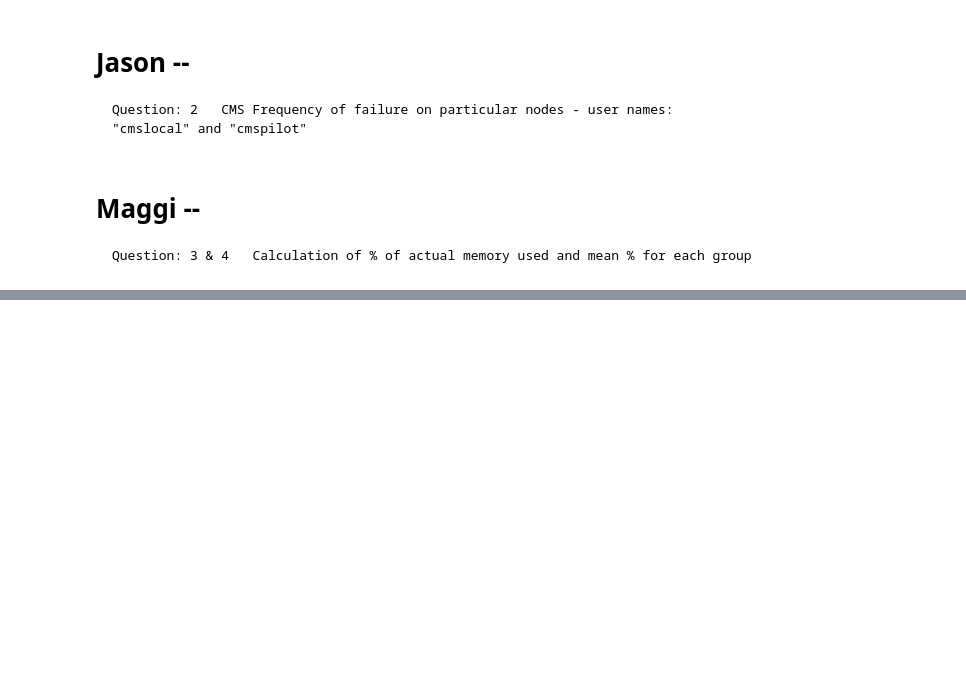
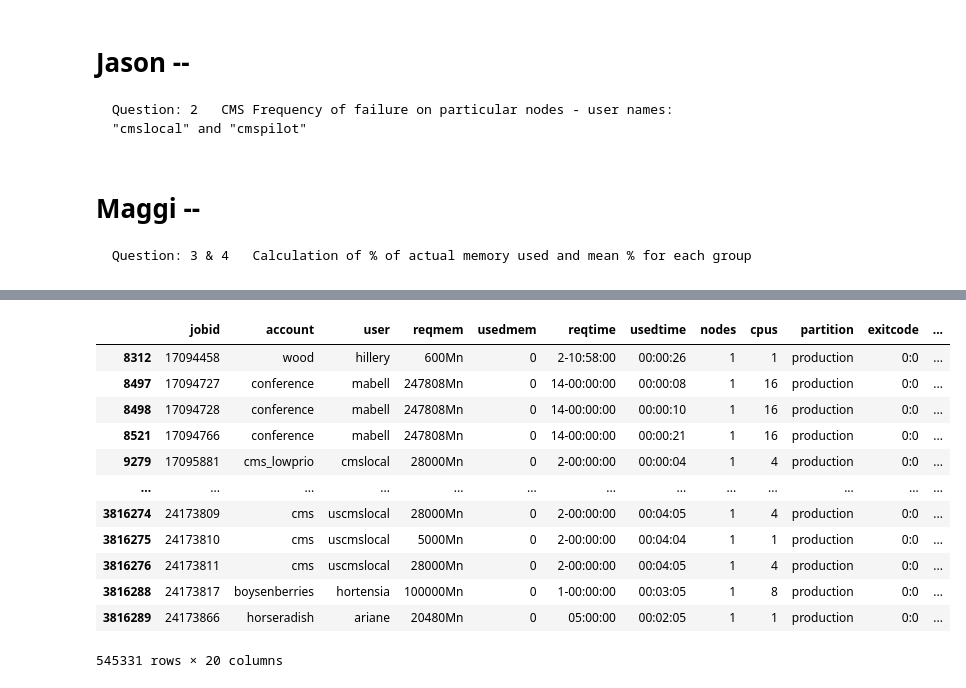
Before and after one commit to nss-data-science-cohort-4/dq2-accre-team-6, a Jupyter notebook: notebooks/dq2_notebook.ipynb, the cells around one changed output, grey strips where cells are left out. Cells and saved outputs as stored; diff of their text form; code cells hidden in the pictures; blank space fills up the shorter version.

Commit message:
first look at data specific to memory usage questions

```diff
--- a/notebooks/dq2_notebook.ipynb
+++ b/notebooks/dq2_notebook.ipynb
@@ -263,0 +344,12 @@ accre_jobs_piped
+# %%
+def convert_reqmem(row):
+    if 'Mn' in row['reqmem']:
+        cpus = row['cpus'] or 1
+        reqmem = int(row['reqmem'][:-2]) / (cpus/row['nodes'])
+    elif 'Mc' in row['reqmem']:
+        reqmem = int(row['reqmem'][:-2])
+    else:
+        reqmem = row['reqmem']
+    return reqmem
+# %%
+memory_use['reqmem_mc'] = memory_use.apply(convert_reqmem, axis = 1)
@@ -263,0 +383,10 @@ accre_jobs_piped
+# %%
+def convert_usedmem(row):
+    cpus = row['cpus'] or 1
+    if 'M' in row['usedmem']:
+        usedmem = float(row['usedmem'][:-1]) / (cpus/row['nodes'])
+    else:
+        usedmem = float(row['usedmem'])/(cpus/row['nodes'])
+    return usedmem
+# %%
+memory_use['usedmem_mc'] = memory_use.apply(convert_usedmem, axis = 1)
@@ -263,0 +424,16 @@ accre_jobs_piped
+# %%
+memory_use[memory_use['usedmem_mc'] ==0]
+# %% [output]
+|  | jobid | account | user | reqmem | usedmem | reqtime | usedtime | nodes | cpus | partition | exitcode | ... |
+| 8312 | 17094458 | wood | hillery | 600Mn | 0 | 2-10:58:00 | 00:00:26 | 1 | 1 | production | 0:0 | ... |
+| 8497 | 17094727 | conference | mabell | 247808Mn | 0 | 14-00:00:00 | 00:00:08 | 1 | 16 | production | 0:0 | ... |
+| 8498 | 17094728 | conference | mabell | 247808Mn | 0 | 14-00:00:00 | 00:00:10 | 1 | 16 | production | 0:0 | ... |
+| 8521 | 17094766 | conference | mabell | 247808Mn | 0 | 14-00:00:00 | 00:00:21 | 1 | 16 | production | 0:0 | ... |
+| 9279 | 17095881 | cms_lowprio | cmslocal | 28000Mn | 0 | 2-00:00:00 | 00:00:04 | 1 | 4 | production | 0:0 | ... |
+| ... | ... | ... | ... | ... | ... | ... | ... | ... | ... | ... | ... | ... |
+| 3816274 | 24173809 | cms | uscmslocal | 28000Mn | 0 | 2-00:00:00 | 00:04:05 | 1 | 4 | production | 0:0 | ... |
+| 3816275 | 24173810 | cms | uscmslocal | 5000Mn | 0 | 2-00:00:00 | 00:04:04 | 1 | 1 | production | 0:0 | ... |
+| 3816276 | 24173811 | cms | uscmslocal | 28000Mn | 0 | 2-00:00:00 | 00:04:05 | 1 | 4 | production | 0:0 | ... |
+| 3816288 | 24173817 | boysenberries | hortensia | 100000Mn | 0 | 1-00:00:00 | 00:03:05 | 1 | 8 | production | 0:0 | ... |
+| 3816289 | 24173866 | horseradish | ariane | 20480Mn | 0 | 05:00:00 | 00:02:05 | 1 | 1 | production | 0:0 | ... |
+545331 rows × 20 columns
```
Also changed, not shown: parts of 16 cells of this notebook.
